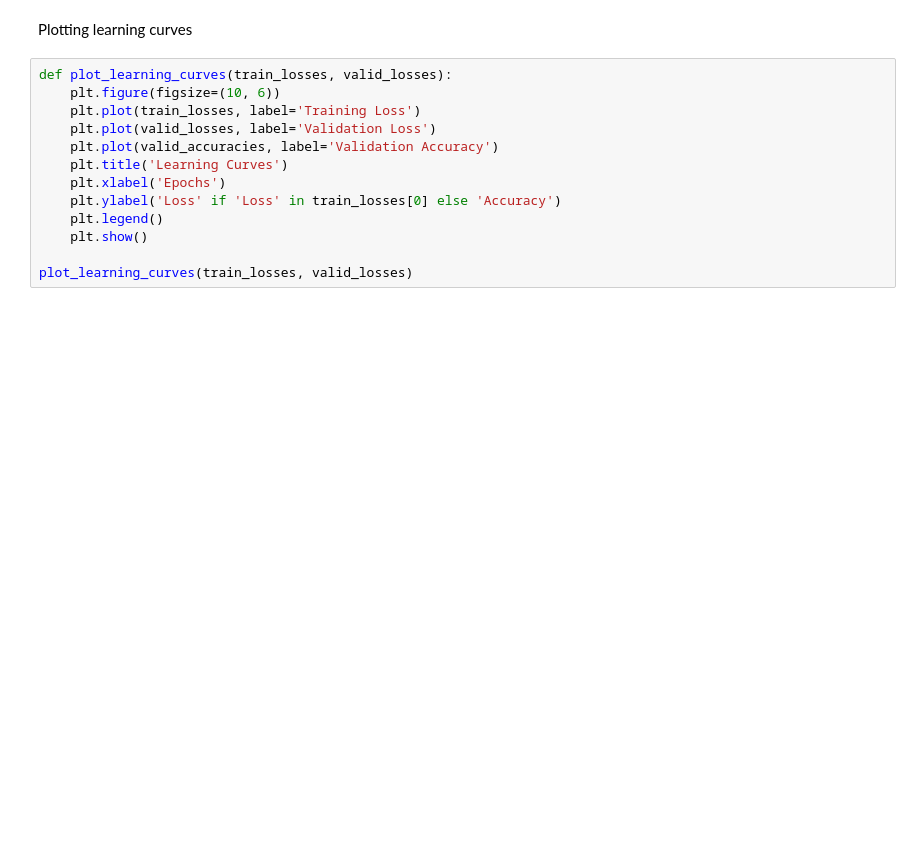
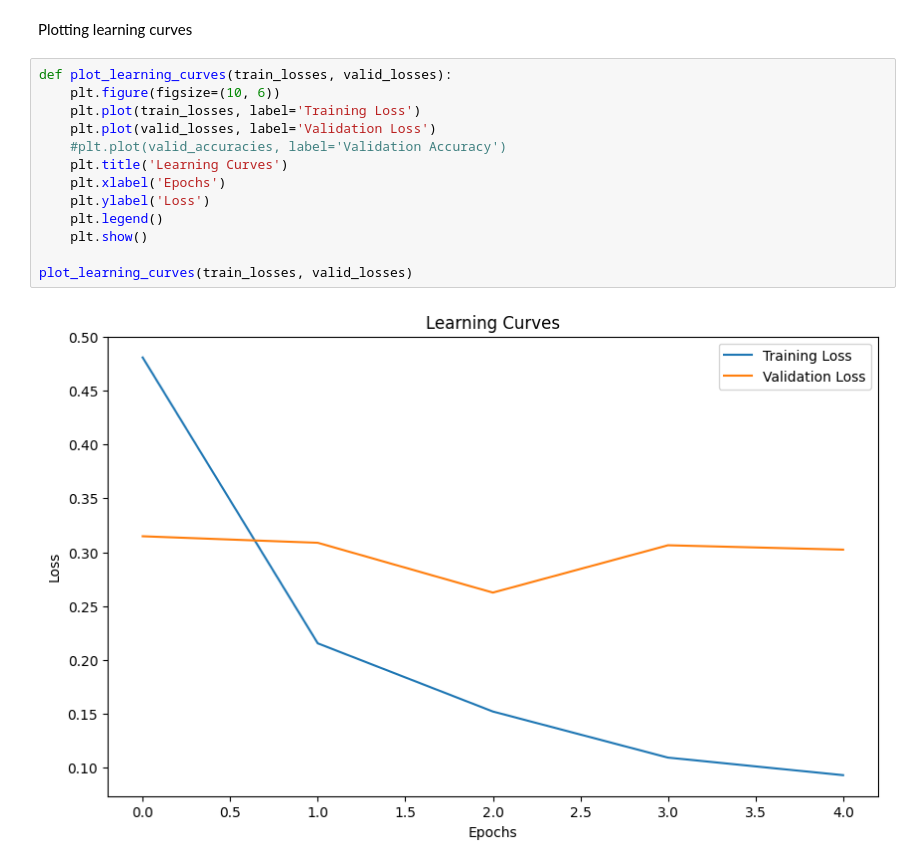
Before and after one commit to slinusc/Artificial_Intelligence_Course_NTUT, a Jupyter notebook: ResNet50.ipynb, the cells around one changed output. Drawn from its saved outputs; the diff is of its cells as text; blank space fills up the shorter version.

```diff
--- a/ResNet50.ipynb
+++ b/ResNet50.ipynb
@@ -316,13 +546,15 @@ Plotting learning curves
 # %%
 def plot_learning_curves(train_losses, valid_losses):
     plt.figure(figsize=(10, 6))
     plt.plot(train_losses, label='Training Loss')
     plt.plot(valid_losses, label='Validation Loss')
-    plt.plot(valid_accuracies, label='Validation Accuracy')
+    #plt.plot(valid_accuracies, label='Validation Accuracy')
     plt.title('Learning Curves')
     plt.xlabel('Epochs')
-    plt.ylabel('Loss' if 'Loss' in train_losses[0] else 'Accuracy')
+    plt.ylabel('Loss')
     plt.legend()
     plt.show()
 
 plot_learning_curves(train_losses, valid_losses)
+# %% [output]
+[figure, added]
```
Also changed, not shown: parts of 12 cells of this notebook, 1 other file.
